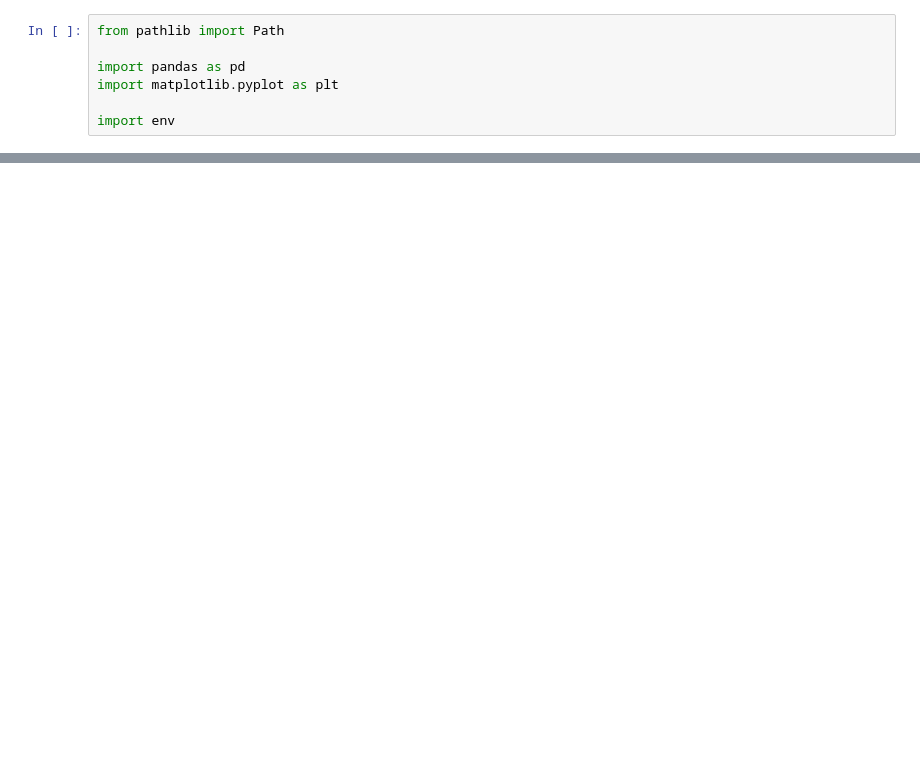
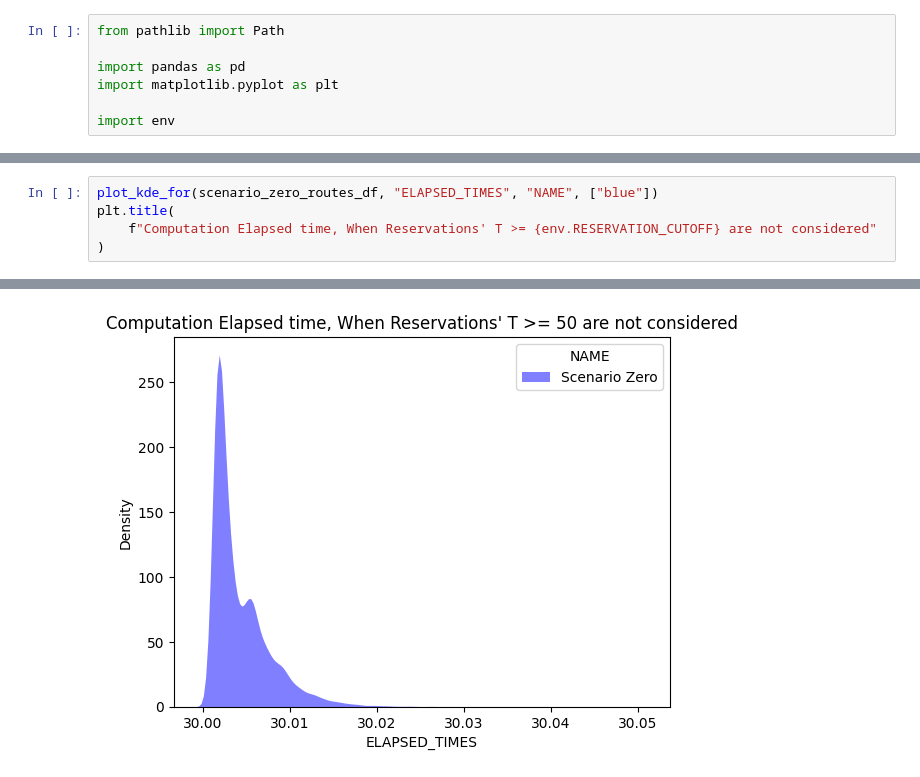
Before and after one commit to mepowerleo10/transit-service-simulation, a Jupyter notebook: src/playground.ipynb, the cells around one changed output, grey strips where cells are left out. Cells and saved outputs as stored; diff of their text form; blank space fills up the shorter version.

```diff
--- a/src/playground.ipynb
+++ b/src/playground.ipynb
@@ -98,0 +128,6 @@ No artists with labels found to put in legend.  Note that artists whose label st
+# %%
+plot_kde_for(scenario_zero_routes_df, "ELAPSED_TIMES", "NAME", ["blue"])
+plt.title(
+    f"Computation Elapsed time, When Reservations' T >= {env.RESERVATION_CUTOFF} are not considered"
+)
+# %% [output]
@@ -98,0 +135 @@ No artists with labels found to put in legend.  Note that artists whose label st
+[figure, added]
```
Also changed, not shown: parts of 11 cells of this notebook, 1 other file.
